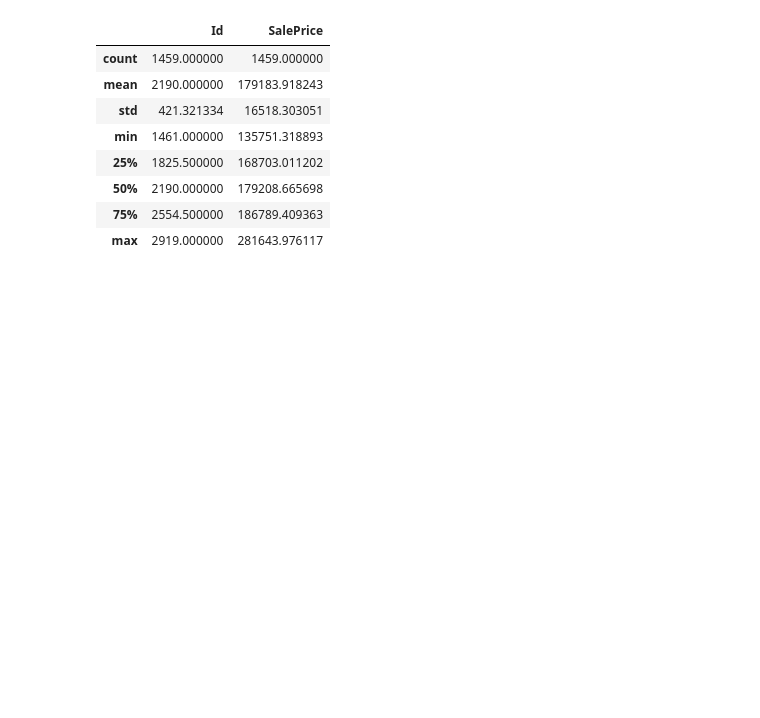
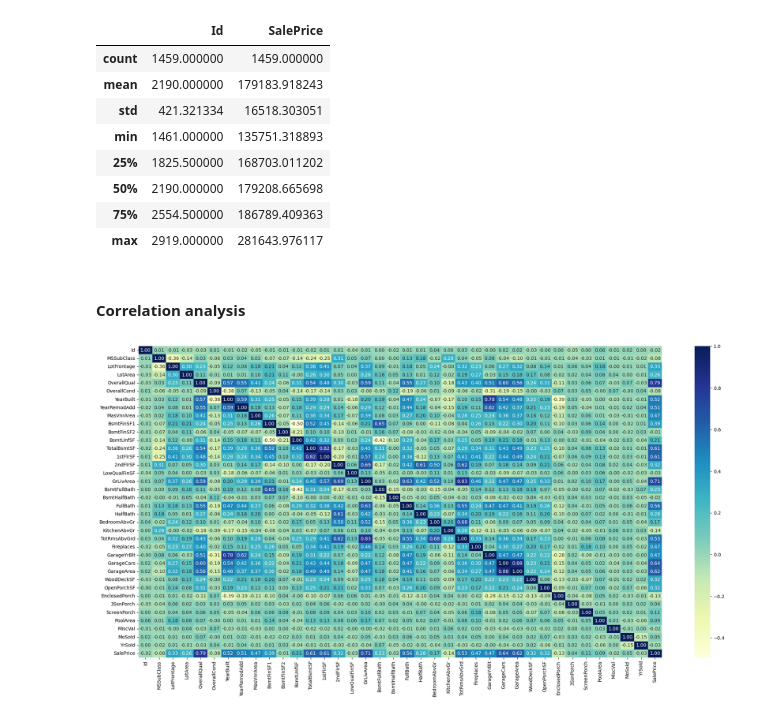
Before and after one commit to Angela-Mukulu-Mwanzia/Phase_3_House-Prices_Feature_engineering, a Jupyter notebook: Index_Gilbert.ipynb, the cells around one changed output. Saved outputs shown, nothing was run; the diff lists cells and outputs as text; code cells hidden in the pictures; blank space fills up the shorter version.

```diff
--- a/Index_Gilbert.ipynb
+++ b/Index_Gilbert.ipynb
@@ -304,0 +309,9 @@ df_sample.describe()
+# %% [markdown]
+#### Correlation analysis
+# %%
+# Compute correlation for all numeric columns in DataFrames
+corr_trained = df_train_cleaned.corr(numeric_only=True)
+plt.figure(figsize=(25,12))
+sns.heatmap(corr_trained,annot=True,cmap="YlGnBu", fmt=".2f");
+# %% [output]
+[figure, added]
```
Also changed, not shown: parts of 8 cells of this notebook.
